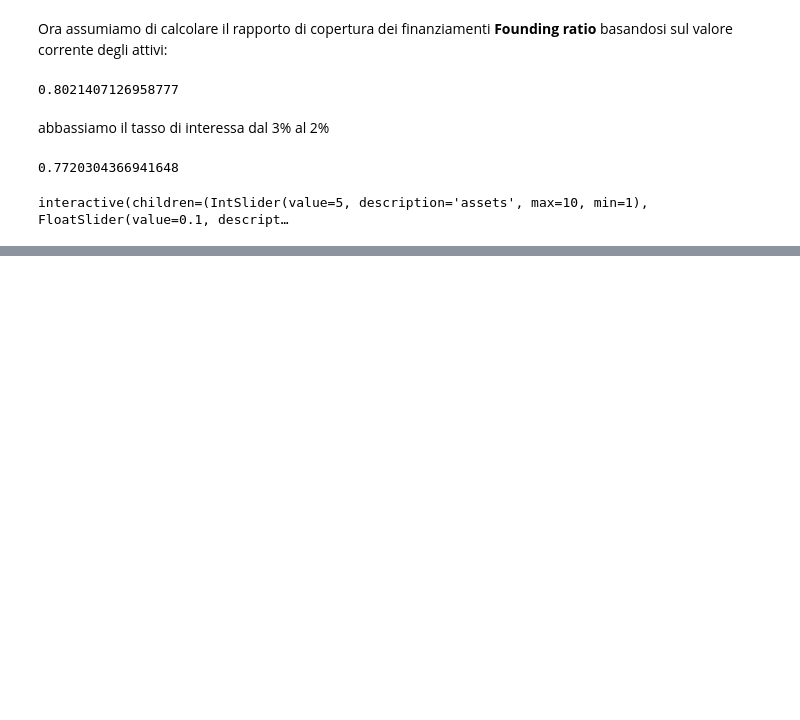
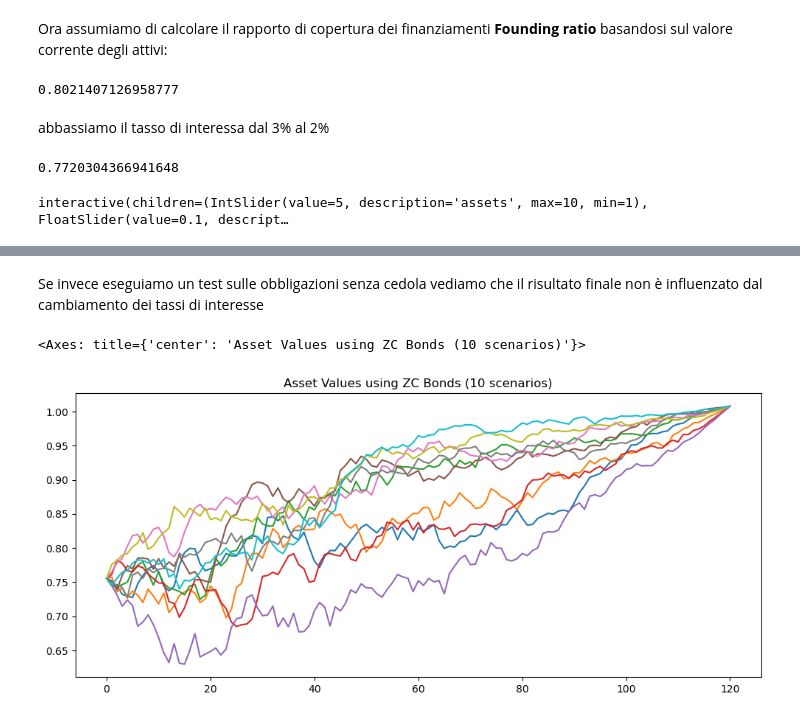
Before and after one commit to fdalforno/investment, a Jupyter notebook: 04-Gestione degli assett e della passività.ipynb, the cells around one changed output, grey strips where cells are left out. Cells and saved outputs as stored; diff of their text form; code cells hidden in the pictures; blank space fills up the shorter version.

```diff
--- a/04-Gestione degli assett e della passività.ipynb
+++ b/04-Gestione degli assett e della passività.ipynb
@@ -127,0 +369,7 @@ interactive(children=(IntSlider(value=5, description='assets', max=10, min=1), F
+# %% [markdown]
+Se invece eseguiamo un test sulle obbligazioni senza cedola vediamo che il risultato finale non è influenzato dal cambiamento dei tassi di interesse
+# %%
+av_zc_bonds.plot(title='Asset Values using ZC Bonds (10 scenarios)', legend=False, figsize=(12,5))
+# %% [output]
+<Axes: title={'center': 'Asset Values using ZC Bonds (10 scenarios)'}>
+[figure, added]
```
Also changed, not shown: parts of 34 cells of this notebook, 2 other files.
